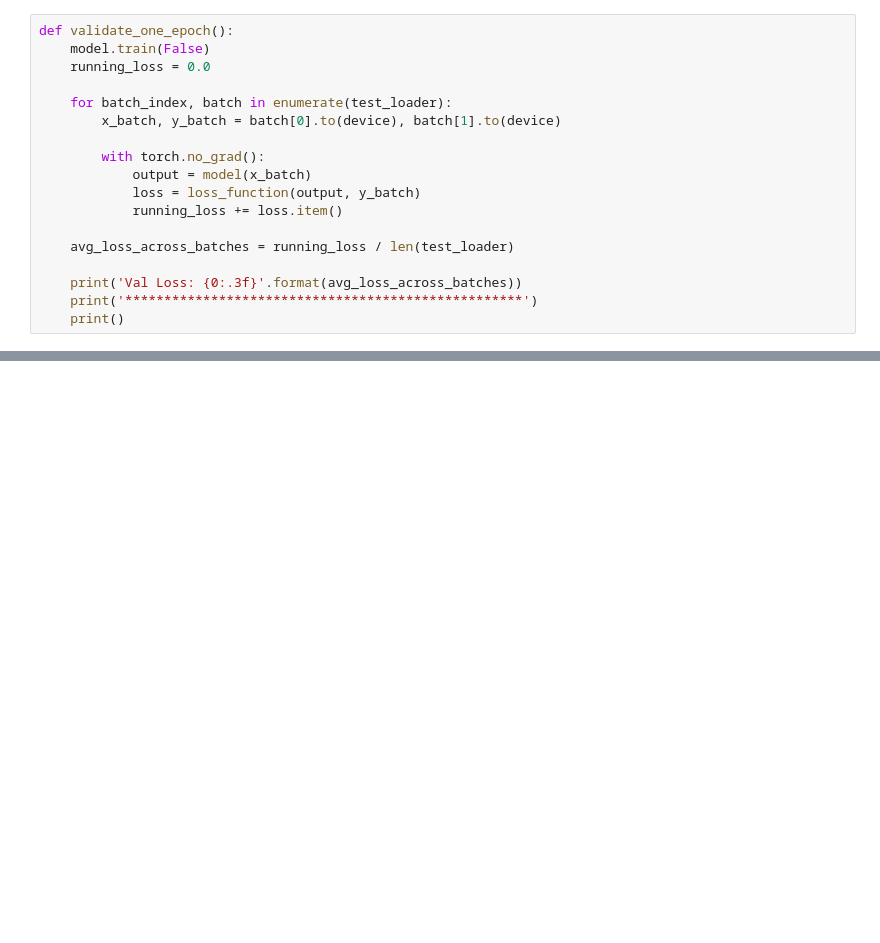
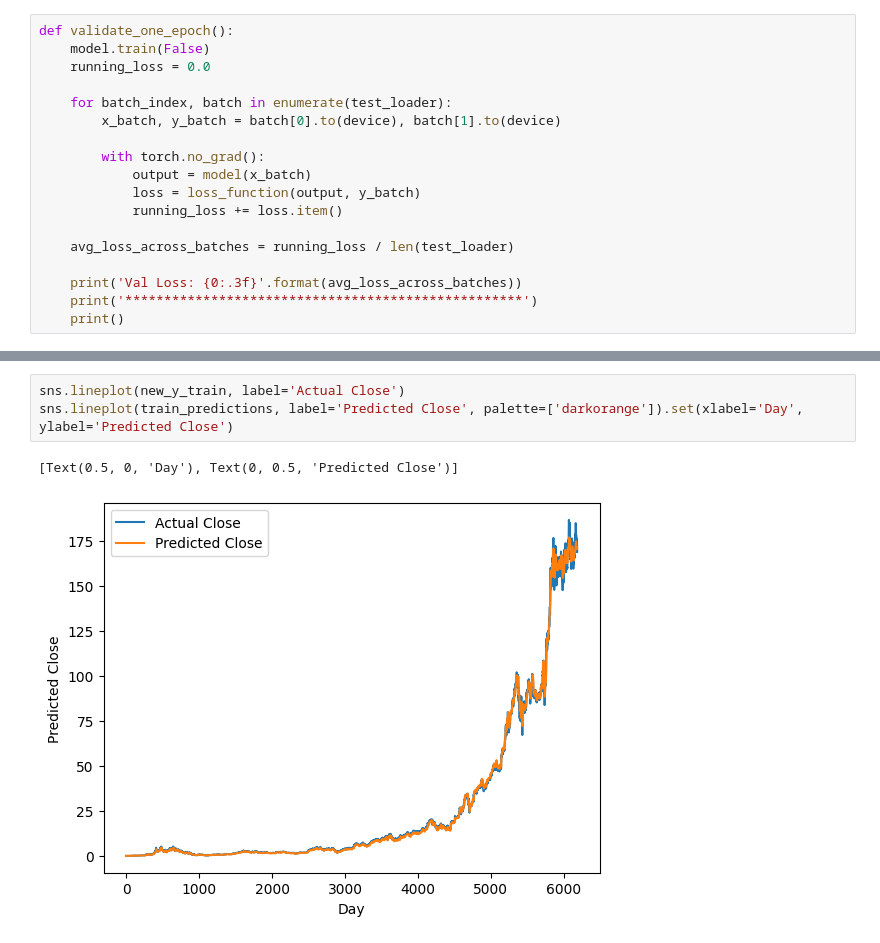
Before and after one commit to 1giacomo/pytorch-notebooks, a Jupyter notebook: amazon_stock_forecasting_colab.ipynb, the cells around one changed output, grey strips where cells are left out. Saved outputs shown, nothing was run; the diff lists cells and outputs as text; blank space fills up the shorter version.

```diff
--- a/amazon_stock_forecasting_colab.ipynb
+++ b/amazon_stock_forecasting_colab.ipynb
@@ -321,0 +356,6 @@ Val Loss: 0.004
+# %%
+sns.lineplot(new_y_train, label='Actual Close')
+sns.lineplot(train_predictions, label='Predicted Close', palette=['darkorange']).set(xlabel='Day', ylabel='Predicted Close')
+# %% [output]
+[Text(0.5, 0, 'Day'), Text(0, 0.5, 'Predicted Close')]
+[figure, added]
```
Also changed, not shown: parts of 9 cells of this notebook.
